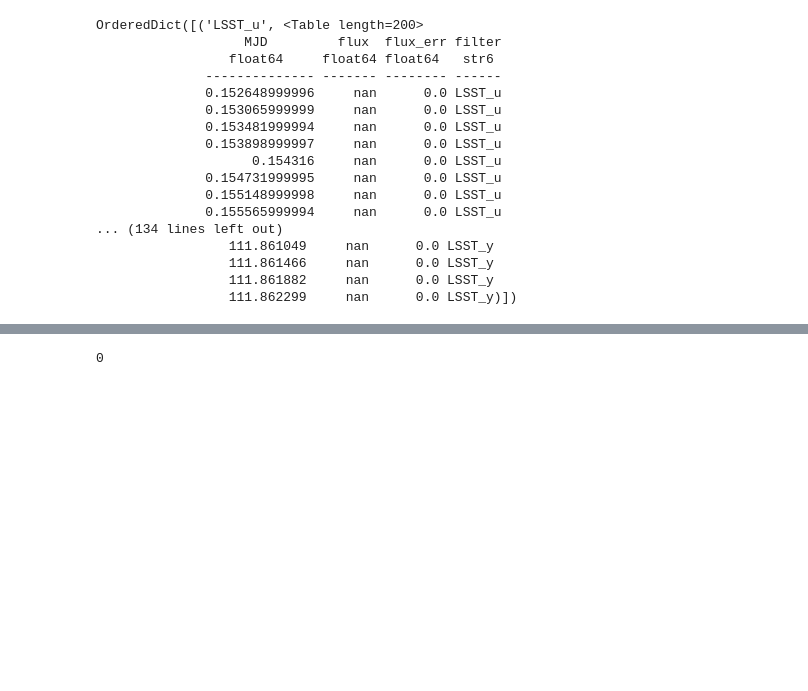
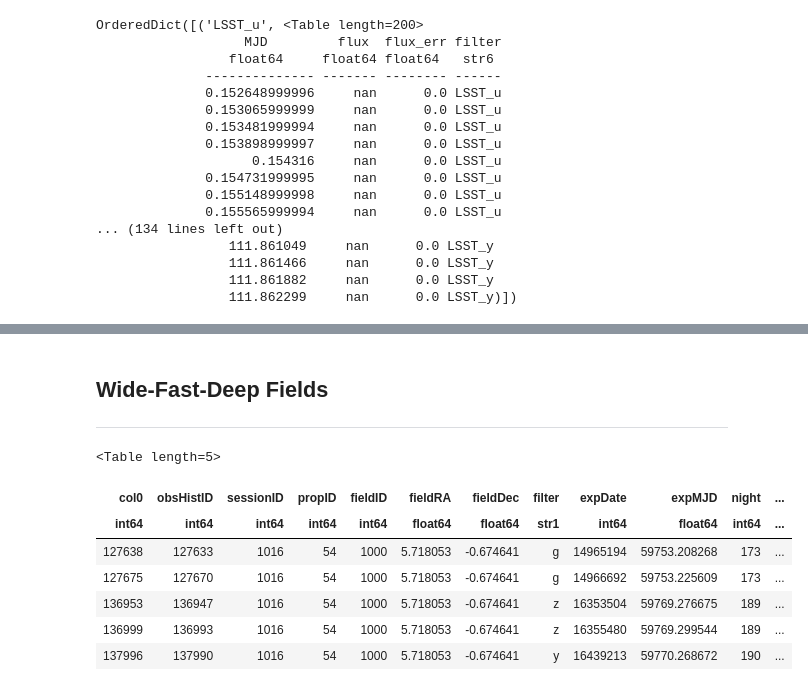
Before and after one commit to UoS-SNe/pycoco, a Jupyter notebook: notebooks/Tutorials/0 - Using pycoco to Generate Lightcurves.ipynb, the cells around one changed output, grey strips where cells are left out. Drawn from its saved outputs; the diff is of its cells as text; code cells hidden in the pictures; blank space fills up the shorter version.

```diff
--- a/notebooks/Tutorials/0 - Using pycoco to Generate Lightcurves.ipynb
+++ b/notebooks/Tutorials/0 - Using pycoco to Generate Lightcurves.ipynb
@@ -302,7 +307,25 @@ sn_sim.plot_lc()
 # %% [output]
 [interactive output not drawn]
 [interactive output not drawn]
-# %%
-sum(~np.isnan(i) for i in sn_sim.phot.data["LSST_u"]["flux"])
-# %% [output]
-0
+# %% [markdown]
+## Wide-Fast-Deep Fields
+___
+# %%
+from astropy.table import Table
+
+ddf_opsimpath = "data/wfd_opsimdf_fieldID1000_minion.csv"
+# ddf_opsimpath = "data/wfd_opsimdf_fieldID1000_fakerolling.csv"
+
+
+t = Table.read(ddf_opsimpath)
+# %%
+t[:5]
+# %% [output]
+<Table length=5>
+| col0 | obsHistID | sessionID | propID | fieldID | fieldRA | fieldDec | filter | expDate | expMJD | night | ... |
+| int64 | int64 | int64 | int64 | int64 | float64 | float64 | str1 | int64 | float64 | int64 | ... |
+| 127638 | 127633 | 1016 | 54 | 1000 | 5.718053 | -0.674641 | g | 14965194 | 59753.208268 | 173 | ... |
+| 127675 | 127670 | 1016 | 54 | 1000 | 5.718053 | -0.674641 | g | 14966692 | 59753.225609 | 173 | ... |
+| 136953 | 136947 | 1016 | 54 | 1000 | 5.718053 | -0.674641 | z | 16353504 | 59769.276675 | 189 | ... |
+| 136999 | 136993 | 1016 | 54 | 1000 | 5.718053 | -0.674641 | z | 16355480 | 59769.299544 | 189 | ... |
+| 137996 | 137990 | 1016 | 54 | 1000 | 5.718053 | -0.674641 | y | 16439213 | 59770.268672 | 190 | ... |
```
Also changed, not shown: parts of 11 cells of this notebook, 1 other file.
